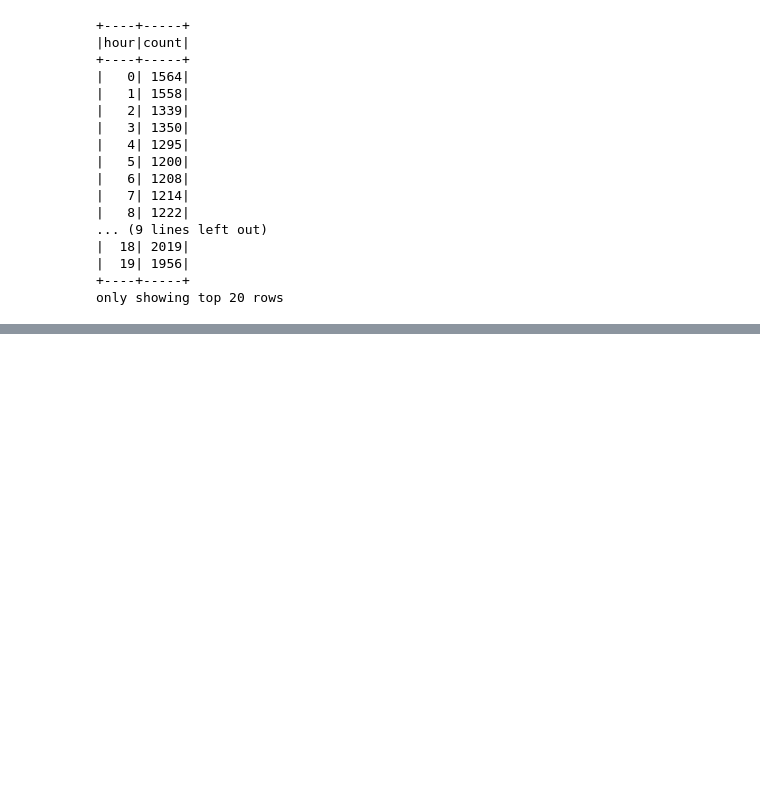
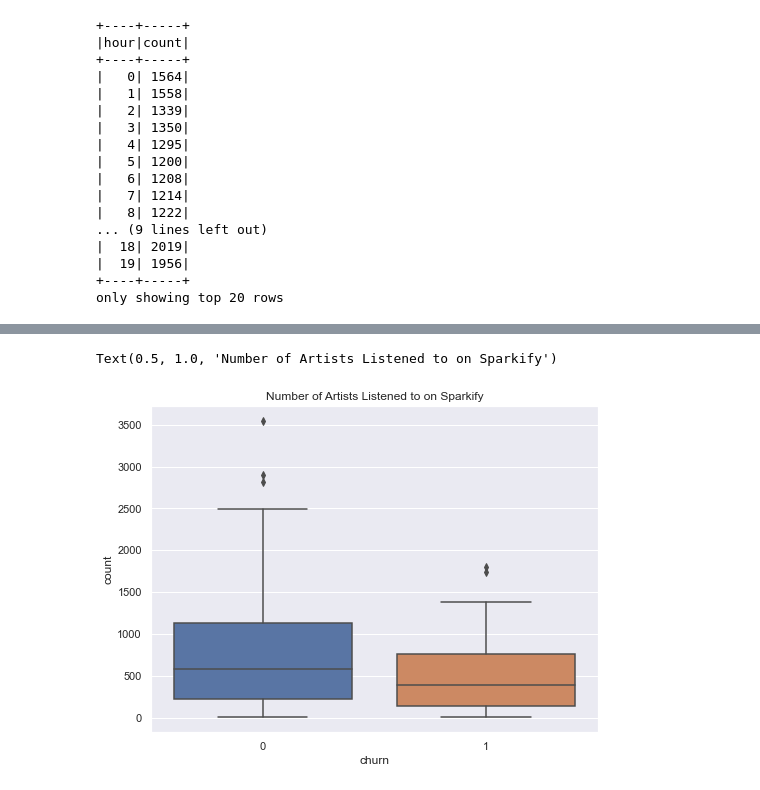
Before and after one commit to Nima-Sayyah/Sparkify, a Jupyter notebook: Sparkify.ipynb, the cells around one changed output, grey strips where cells are left out. Drawn from its saved outputs; the diff is of its cells as text; code cells hidden in the pictures; blank space fills up the shorter version.

Commit message:
Update 54 - Sparkify

```diff
--- a/Sparkify.ipynb
+++ b/Sparkify.ipynb
@@ -923,0 +928,3 @@ From the chart we can see that those churned from Sparkify actually listening to
+# %%
+df_artists = df.select("artist", "userId", "churn").dropDuplicates().groupby("userId", "churn").count()
+df_artists
@@ -923,0 +944,4 @@ From the chart we can see that those churned from Sparkify actually listening to
+# %%
+# convert to pandas
+df_artists = df_artists.toPandas()
+df_artists
@@ -923,0 +962,8 @@ From the chart we can see that those churned from Sparkify actually listening to
+# %%
+#plot boxplot
+plt.figure(figsize = [8,6])
+ax = sns.boxplot(data = df_artists, x = 'churn', y='count')
+plt.title("Number of Artists Listened to on Sparkify")
+# %% [output]
+Text(0.5, 1.0, 'Number of Artists Listened to on Sparkify')
+[figure, added]
```
Also changed, not shown: parts of 27 cells of this notebook.
